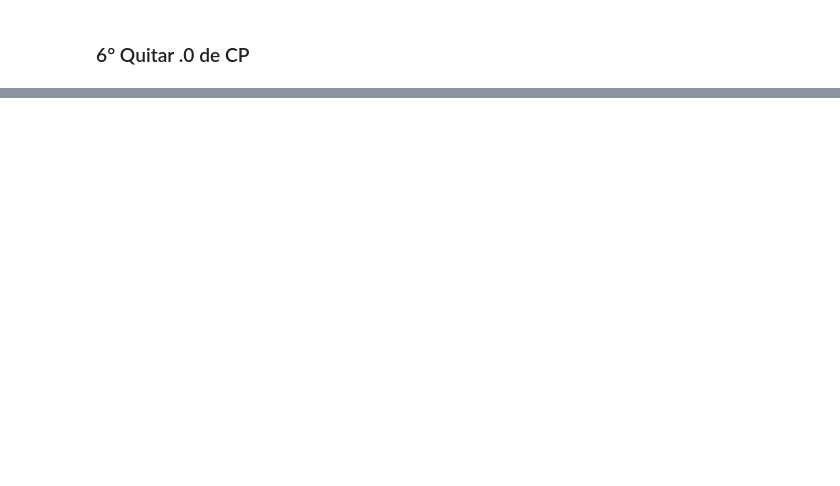
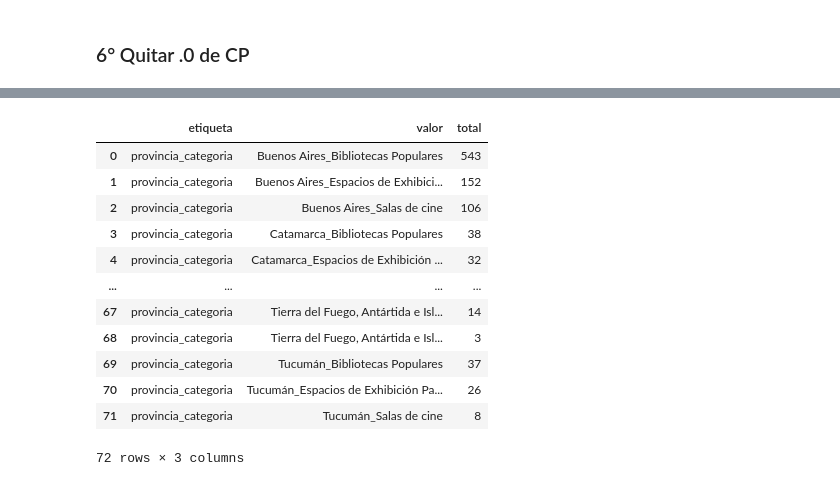
Before and after one commit to gonzalezgbr/challenge_alkemy_python, a Jupyter notebook: arculturaletl/notebooks/explore.ipynb, the cells around one changed output, grey strips where cells are left out. Saved outputs shown, nothing was run; the diff lists cells and outputs as text; code cells hidden in the pictures; blank space fills up the shorter version.

```diff
--- a/arculturaletl/notebooks/explore.ipynb
+++ b/arculturaletl/notebooks/explore.ipynb
@@ -255,6 +275,6 @@ master_df.loc[(master_df['Provincia'] == 'Salta') & (master_df['IdProvincia'] ==
 # %%
-master_df.loc[(master_df['Provincia'] == 'Salta') & (master_df['IdProvincia'] == 58), 'IdProvincia'] = 66
+master_df.loc[(master_df['provincia'] == 'Salta') & (master_df['id_provincia'] == 58), 'id_provincia'] = 66
 
 #chequear con group by
-master_df[['IdProvincia', 'Provincia', 'Categoría']].groupby(['IdProvincia', 'Provincia']).count().sort_values(by='IdProvincia')
+master_df[['id_provincia', 'provincia', 'categoria']].groupby(['id_provincia', 'provincia']).count().sort_values(by='id_provincia')
 # %% [output]
@@ -315,19 +335,19 @@ for column in columns:
 
 def convert_text_nulls_to_nan(row):
     nulls = ['sin dirección', 's/d']
-    if str(row['Domicilio']).strip().lower() in nulls:
-        row['Domicilio'] = np.nan
-    if str(row['Web']).strip().lower() in nulls:
-        row['Web'] = np.nan
-    if str(row['Mail']).strip().lower() in nulls:
-        row['Mail'] = np.nan
+    if str(row['domicilio']).strip().lower() in nulls:
+        row['domicilio'] = np.nan
+    if str(row['web']).strip().lower() in nulls:
+        row['web'] = np.nan
+    if str(row['mail']).strip().lower() in nulls:
+        row['mail'] = np.nan
     return row
 
 master_df = master_df.apply(convert_text_nulls_to_nan, axis='columns')
 # Check
-display(master_df['Domicilio'].value_counts())
-display(master_df['Mail'].value_counts())
-display(master_df['Web'].value_counts())
+display(master_df['domicilio'].value_counts())
+display(master_df['mail'].value_counts())
+display(master_df['web'].value_counts())
 # %% [output]
 Sarmiento               10
 San Martín               9
@@ -382,4 +402,4 @@ Name: CP, dtype: object
 # %%
-master_df['CP'] = master_df['CP'].map(lambda x: str(x)[:-2] if str(x).find('.0') != -1 else x)
-master_df['CP'].sample(6)
+master_df['codigo_postal'] = master_df['codigo_postal'].map(lambda x: str(x)[:-2] if str(x).find('.0') != -1 else x)
+master_df['codigo_postal'].sample(6)
 # %% [output]
@@ -394,0 +462,5 @@ Name: CP, dtype: object
+# %%
+# Cantidad de registros por provincia y categoría
+df_totales_prov_categoria = master_df[['id_provincia', 'provincia', 'categoria']].groupby(['provincia','categoria']).count()
+display(df_totales_prov_categoria)
+values = ['_'.join(row) for row in df_totales_prov_categoria.index]
@@ -394,0 +482,25 @@ Name: CP, dtype: object
+# %%
+df_resumen3 = pd.DataFrame(
+        {
+        'etiqueta': ['provincia_categoria']*df_totales_prov_categoria.shape[0],
+        'valor': ['_'.join(row) for row in df_totales_prov_categoria.index],
+        'total': df_totales_prov_categoria['id_provincia']
+    }
+)
+df_resumen3.reset_index(inplace=True)
+df_resumen3.drop(['provincia', 'categoria'], inplace=True, axis='columns')
+df_resumen3
+# %% [output]
+|  | etiqueta | valor | total |
+| 0 | provincia_categoria | Buenos Aires_Bibliotecas Populares | 543 |
+| 1 | provincia_categoria | Buenos Aires_Espacios de Exhibici... | 152 |
+| 2 | provincia_categoria | Buenos Aires_Salas de cine | 106 |
+| 3 | provincia_categoria | Catamarca_Bibliotecas Populares | 38 |
+| 4 | provincia_categoria | Catamarca_Espacios de Exhibición ... | 32 |
+| ... | ... | ... | ... |
+| 67 | provincia_categoria | Tierra del Fuego, Antártida e Isl... | 14 |
+| 68 | provincia_categoria | Tierra del Fuego, Antártida e Isl... | 3 |
+| 69 | provincia_categoria | Tucumán_Bibliotecas Populares | 37 |
+| 70 | provincia_categoria | Tucumán_Espacios de Exhibición Pa... | 26 |
+| 71 | provincia_categoria | Tucumán_Salas de cine | 8 |
+72 rows × 3 columns
```
Also changed, not shown: parts of 22 cells of this notebook.
